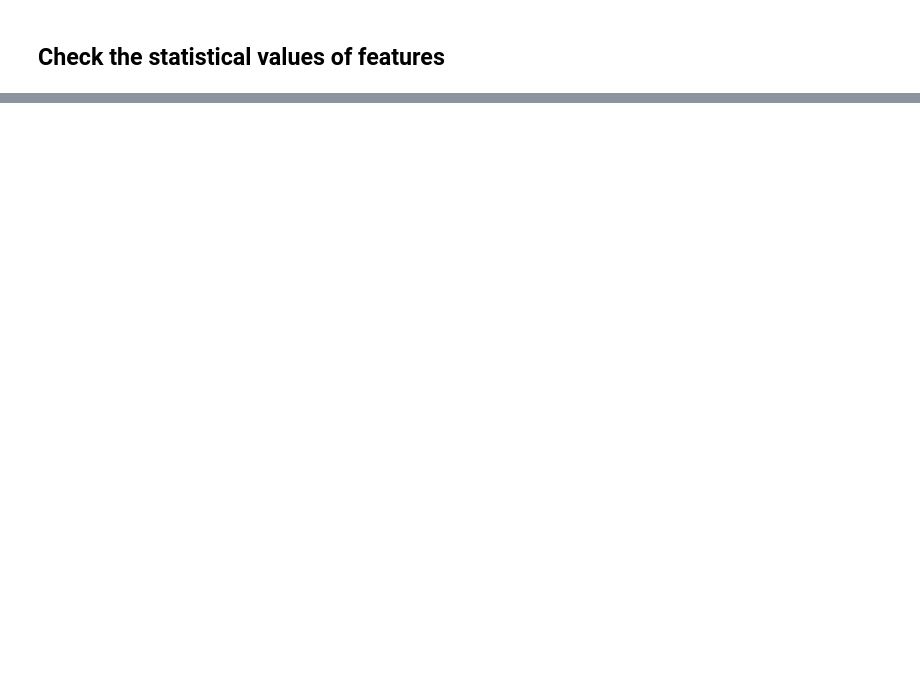
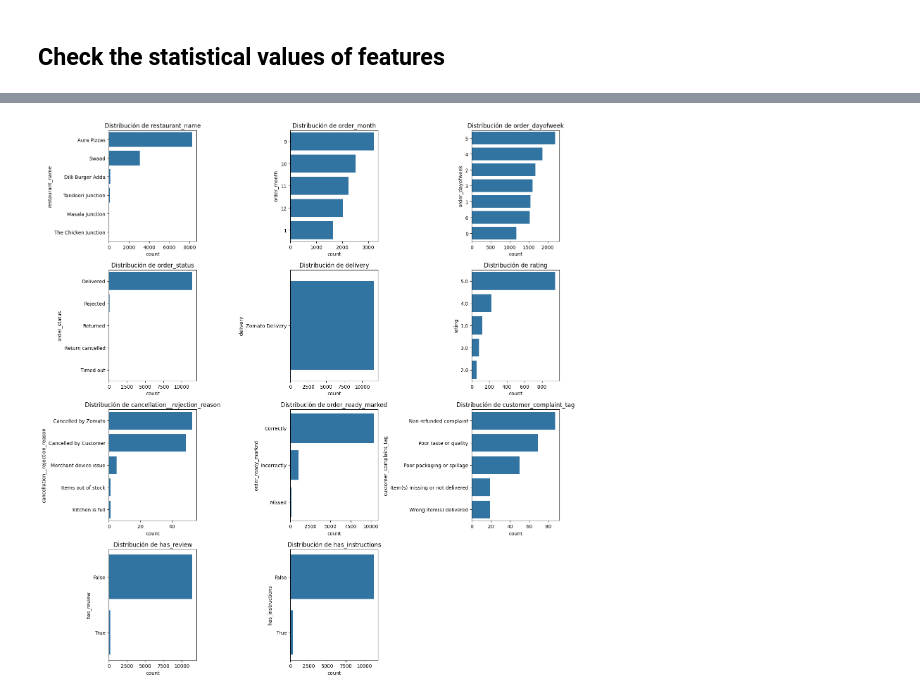
Before and after one commit to infante-manu/unav-data-cleaning-and-preparation, a Jupyter notebook: churn-prediction__alfaro-infante.ipynb, the cells around one changed output, grey strips where cells are left out. Saved outputs shown, nothing was run; the diff lists cells and outputs as text; code cells hidden in the pictures; blank space fills up the shorter version.

```diff
--- a/churn-prediction__alfaro-infante.ipynb
+++ b/churn-prediction__alfaro-infante.ipynb
@@ -230,8 +282,2 @@ df
 # %% [markdown]
 ## Check the statistical values of features
-# %%
-#df.numericas = df.select_dtypes(include=['int64', 'float64'])
-#df.categoricas = df.select_dtypes(include=['object'])
-df.numeric_features = df.select_dtypes(include=['int64', 'float64'])
-#df.numeric_features = df.numeric_features.drop(columns=["cum_count", "order_id"])
-df.categorical_features = df.select_dtypes(include=['object'])
@@ -278,13 +283,0 @@ dtype: int64
-# %%
-categorical_limited = df.categorical_features.nunique()
-columns_to_plot = categorical_limited[categorical_limited <= 7].index
-
-# Graficar distribución de cada variable filtrada
-plt.figure(figsize=(12, 8))
-for i, col in enumerate(columns_to_plot, 1):
-    plt.subplot(3, 3, i)  # Ajustar el tamaño si hay más de 6
-    sns.countplot(y=df.categoricas[col], order=df.categoricas[col].value_counts().index)
-    plt.title(f'Distribución de {col}')
-
-plt.tight_layout()
-plt.show()
@@ -409,0 +284,3 @@ df.shape
+# %%
+df.numeric_features = df.iloc[:, 1:-1].select_dtypes(include=['int64', 'float64'])
+df.categorical_features = df.iloc[:, 1:-1].select_dtypes(include=['bool', 'category'])
@@ -409,0 +298,24 @@ df.shape
+# %%
+categorical_limited = df.categorical_features.nunique()
+columns_to_plot = categorical_limited[categorical_limited <= 7].index
+
+# Number of plots required
+n_plots = len(columns_to_plot)
+n_cols = 3
+n_rows = (n_plots + n_cols - 1) // n_cols  # dynamically set rows based on number of plots
+
+# Plot each categorical variable distribution
+plt.figure(figsize=(n_cols * 5, n_rows * 4))
+
+for i, col in enumerate(columns_to_plot, 1):
+    plt.subplot(n_rows, n_cols, i)
+    sns.countplot(
+        y=df.categorical_features[col],
+        order=df.categorical_features[col].value_counts().index
+    )
+    plt.title(f'Distribución de {col}')
+
+plt.tight_layout()
+plt.show()
+# %% [output]
+[figure, added]
```
Also changed, not shown: parts of 68 cells of this notebook, 1 other file.
